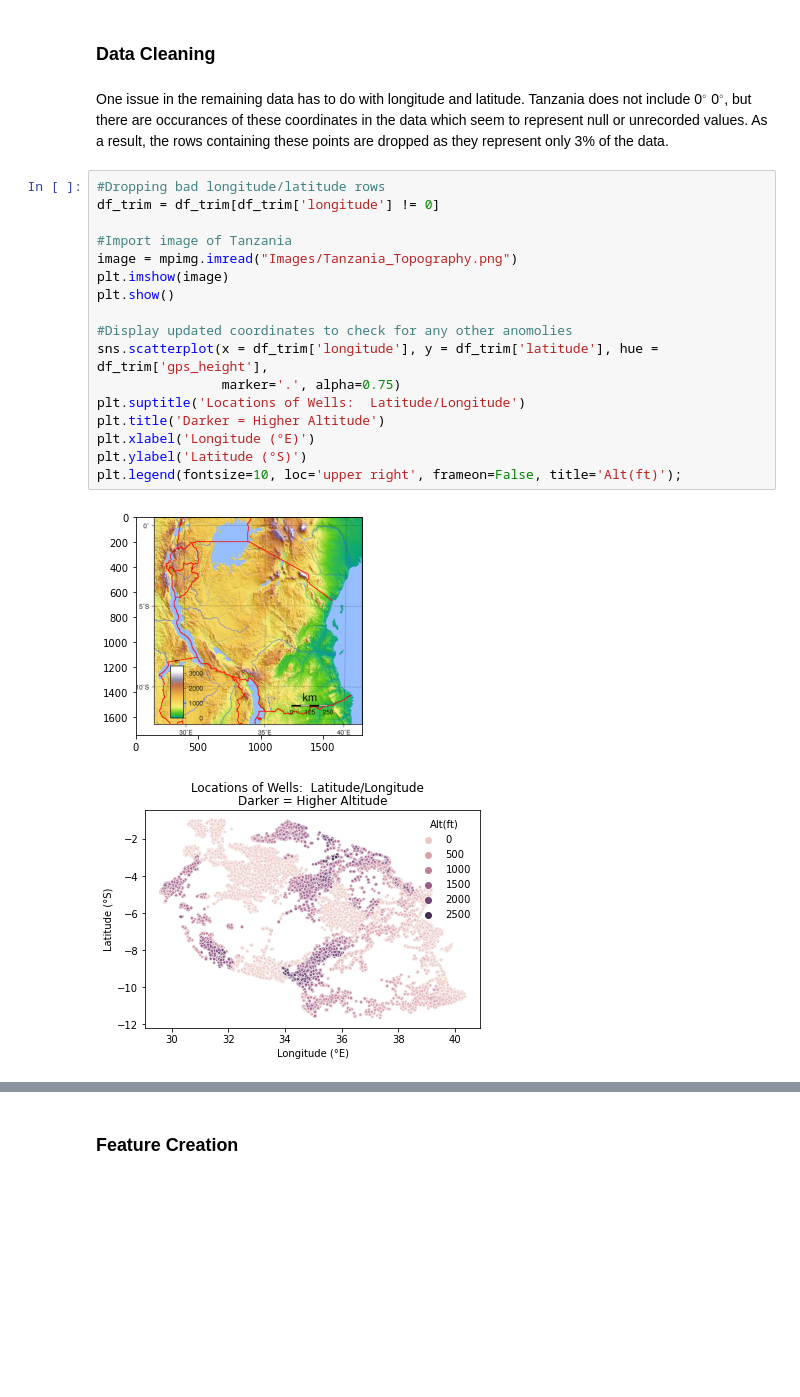
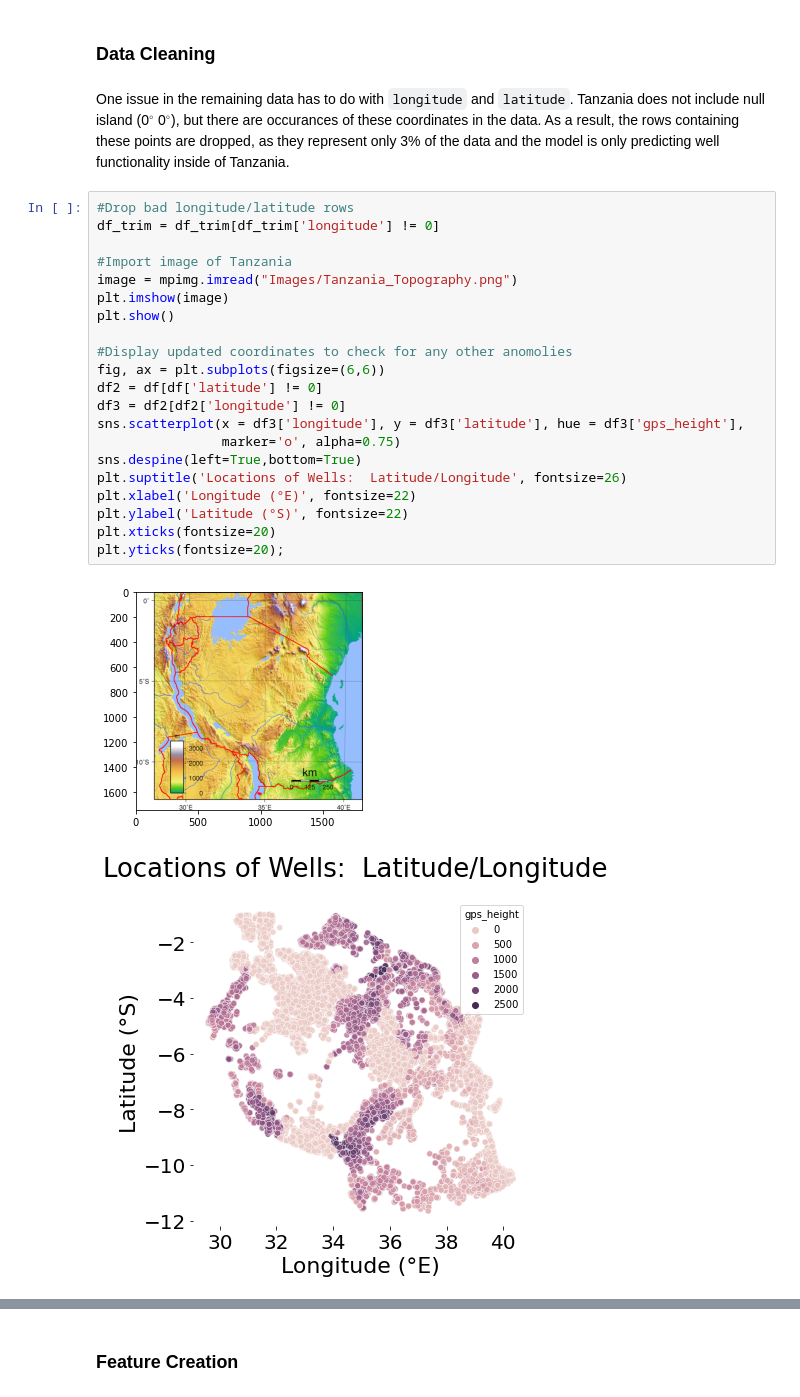
Before and after one commit to kelsklane/Modeling-Water-Wells-in-Tanzania, a Jupyter notebook: Phase 3 Group Project Tanzanian Wells.ipynb, the cells around one changed output, grey strips where cells are left out. Saved outputs shown, nothing was run; the diff lists cells and outputs as text; blank space fills up the shorter version.

```diff
--- a/Phase 3 Group Project Tanzanian Wells.ipynb
+++ b/Phase 3 Group Project Tanzanian Wells.ipynb
@@ -103,25 +94,29 @@ As it is unclear from the remaining columns what features may or may not be sign
 # %% [markdown]
 ### Data Cleaning
 # %% [markdown]
-One issue in the remaining data has to do with longitude and latitude. Tanzania does not include 0$^{\circ}$ 0$^{\circ}$, but there are occurances of these coordinates in the data which seem to represent null or unrecorded values. As a result, the rows containing these points are dropped as they represent only 3\% of the data.
+One issue in the remaining data has to do with `longitude` and `latitude`. Tanzania does not include null island (0$^{\circ}$ 0$^{\circ}$), but there are occurances of these coordinates in the data. As a result, the rows containing these points are dropped, as they represent only 3\% of the data and the model is only predicting well functionality inside of Tanzania.
 # %%
-#Dropping bad longitude/latitude rows
+#Drop bad longitude/latitude rows
 df_trim = df_trim[df_trim['longitude'] != 0]
 
 #Import image of Tanzania
 image = mpimg.imread("Images/Tanzania_Topography.png")
 plt.imshow(image)
 plt.show()
 
 #Display updated coordinates to check for any other anomolies
-sns.scatterplot(x = df_trim['longitude'], y = df_trim['latitude'], hue = df_trim['gps_height'],
-                marker='.', alpha=0.75)
-plt.suptitle('Locations of Wells:  Latitude/Longitude')
-plt.title('Darker = Higher Altitude')
-plt.xlabel('Longitude (°E)')
-plt.ylabel('Latitude (°S)')
-plt.legend(fontsize=10, loc='upper right', frameon=False, title='Alt(ft)');
+fig, ax = plt.subplots(figsize=(6,6))
+df2 = df[df['latitude'] != 0]
+df3 = df2[df2['longitude'] != 0]
+sns.scatterplot(x = df3['longitude'], y = df3['latitude'], hue = df3['gps_height'],
+                marker='o', alpha=0.75)
+sns.despine(left=True,bottom=True)
+plt.suptitle('Locations of Wells:  Latitude/Longitude', fontsize=26)
+plt.xlabel('Longitude (°E)', fontsize=22)
+plt.ylabel('Latitude (°S)', fontsize=22)
+plt.xticks(fontsize=20)
+plt.yticks(fontsize=20);
 # %% [output]
 [figure]
-[figure, old version]
+[figure, new version]
 # %% [markdown]
```
Also changed, not shown: parts of 40 cells of this notebook, 1 other file.
